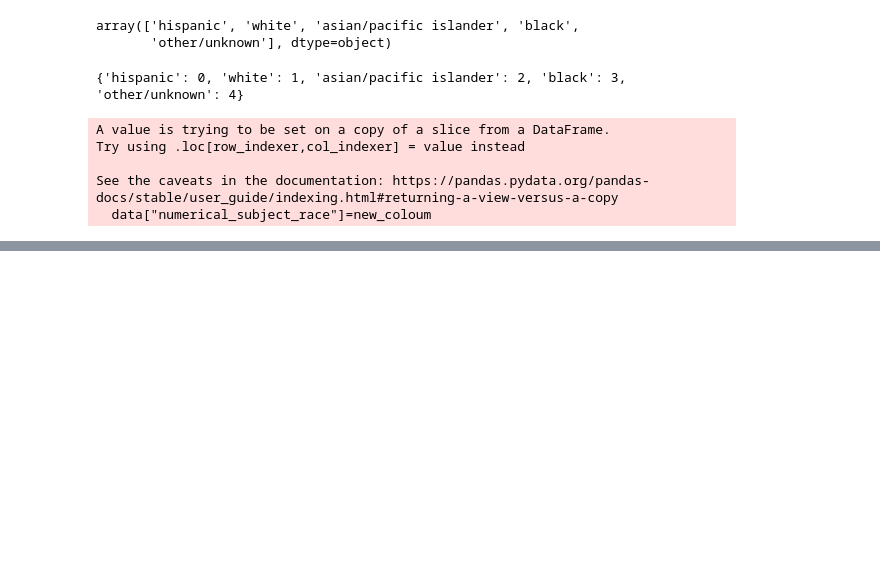
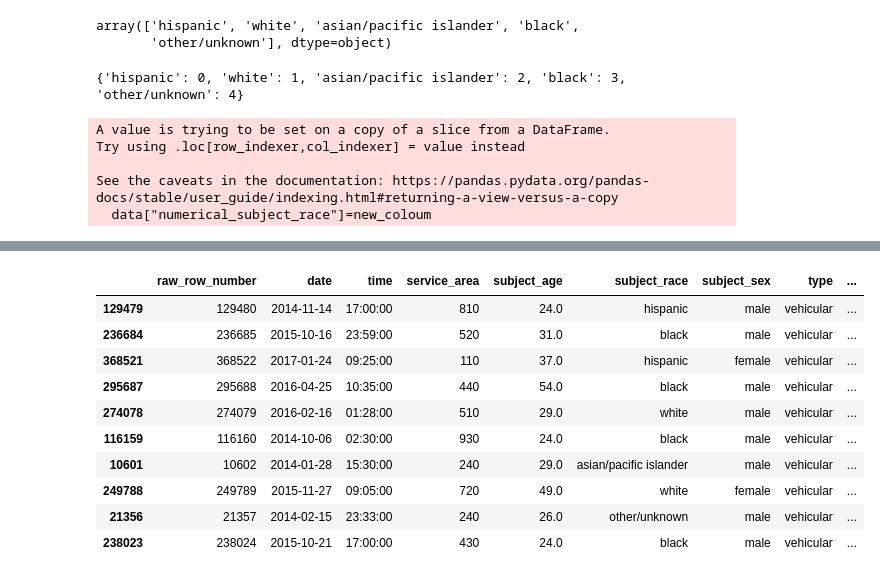
Before and after one commit to alecbidaran/Python_Tutorials, a Jupyter notebook: Pandas_Tutorial.ipynb, the cells around one changed output, grey strips where cells are left out. Drawn from its saved outputs; the diff is of its cells as text; code cells hidden in the pictures; blank space fills up the shorter version.

```diff
--- a/Pandas_Tutorial.ipynb
+++ b/Pandas_Tutorial.ipynb
@@ -242,0 +325,15 @@ data.corr()
+# %%
+# get random sample
+data.sample(10)
+# %% [output]
+|  | raw_row_number | date | time | service_area | subject_age | subject_race | subject_sex | type | ... |
+| 129479 | 129480 | 2014-11-14 | 17:00:00 | 810 | 24.0 | hispanic | male | vehicular | ... |
+| 236684 | 236685 | 2015-10-16 | 23:59:00 | 520 | 31.0 | black | male | vehicular | ... |
+| 368521 | 368522 | 2017-01-24 | 09:25:00 | 110 | 37.0 | hispanic | female | vehicular | ... |
+| 295687 | 295688 | 2016-04-25 | 10:35:00 | 440 | 54.0 | black | male | vehicular | ... |
+| 274078 | 274079 | 2016-02-16 | 01:28:00 | 510 | 29.0 | white | male | vehicular | ... |
+| 116159 | 116160 | 2014-10-06 | 02:30:00 | 930 | 24.0 | black | male | vehicular | ... |
+| 10601 | 10602 | 2014-01-28 | 15:30:00 | 240 | 29.0 | asian/pacific islander | male | vehicular | ... |
+| 249788 | 249789 | 2015-11-27 | 09:05:00 | 720 | 49.0 | white | female | vehicular | ... |
+| 21356 | 21357 | 2014-02-15 | 23:33:00 | 240 | 26.0 | other/unknown | male | vehicular | ... |
+| 238023 | 238024 | 2015-10-21 | 17:00:00 | 430 | 24.0 | black | male | vehicular | ... |
```
Also changed, not shown: parts of 12 cells of this notebook, 1 other file.
